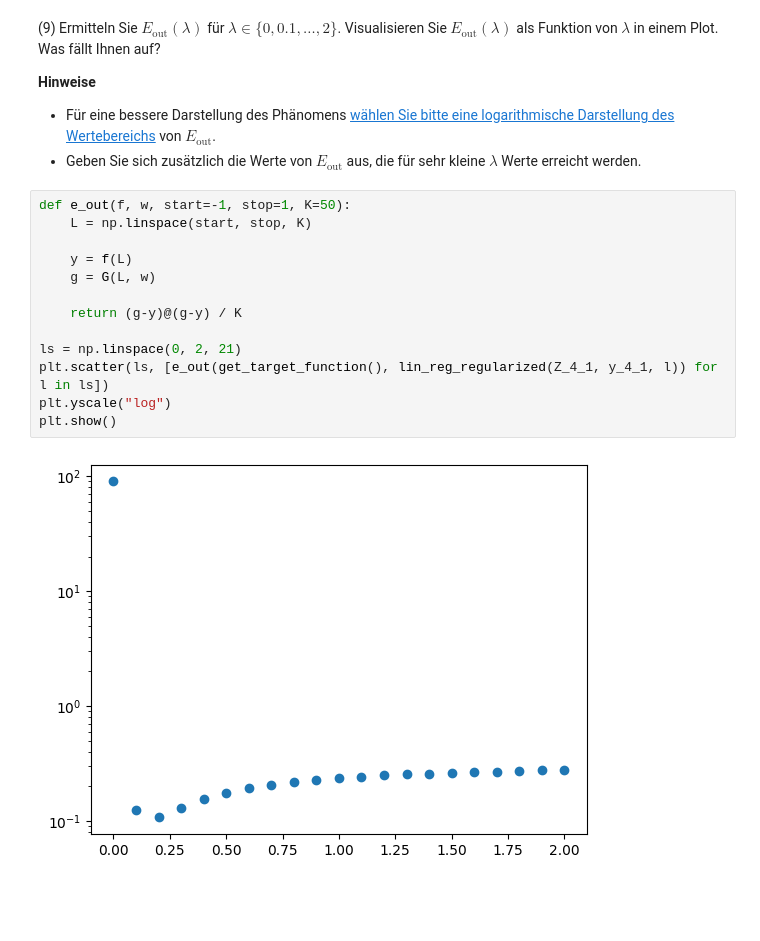
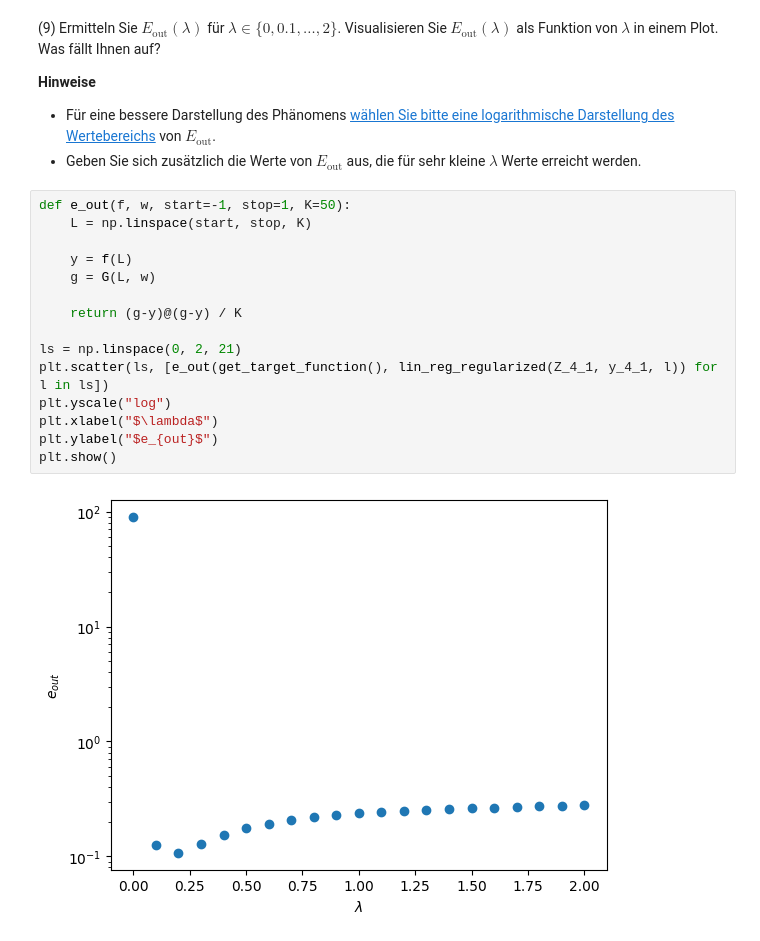
Before and after one commit to tmwnd/fha-ml, a Jupyter notebook: Uebung-4.ipynb, the cells around one changed output. Cells and saved outputs as stored; diff of their text form; blank space fills up the shorter version.

```diff
--- a/Uebung-4.ipynb
+++ b/Uebung-4.ipynb
@@ -138,15 +138,17 @@ $E_\text{out}(\lambda) = \frac{1}{K}\sum_k (g_\lambda(x_k) - y(x_k))^2,$ wobei w
 # %%
 def e_out(f, w, start=-1, stop=1, K=50):
     L = np.linspace(start, stop, K)
 
     y = f(L)
     g = G(L, w)
 
     return (g-y)@(g-y) / K
 
 ls = np.linspace(0, 2, 21)
 plt.scatter(ls, [e_out(get_target_function(), lin_reg_regularized(Z_4_1, y_4_1, l)) for l in ls])
 plt.yscale("log")
+plt.xlabel("$\lambda$")
+plt.ylabel("$e_{out}$")
 plt.show()
 # %% [output]
-[figure, old version]
+[figure, new version]
```
Also changed, not shown: parts of 1 cell of this notebook, 2 other files.
